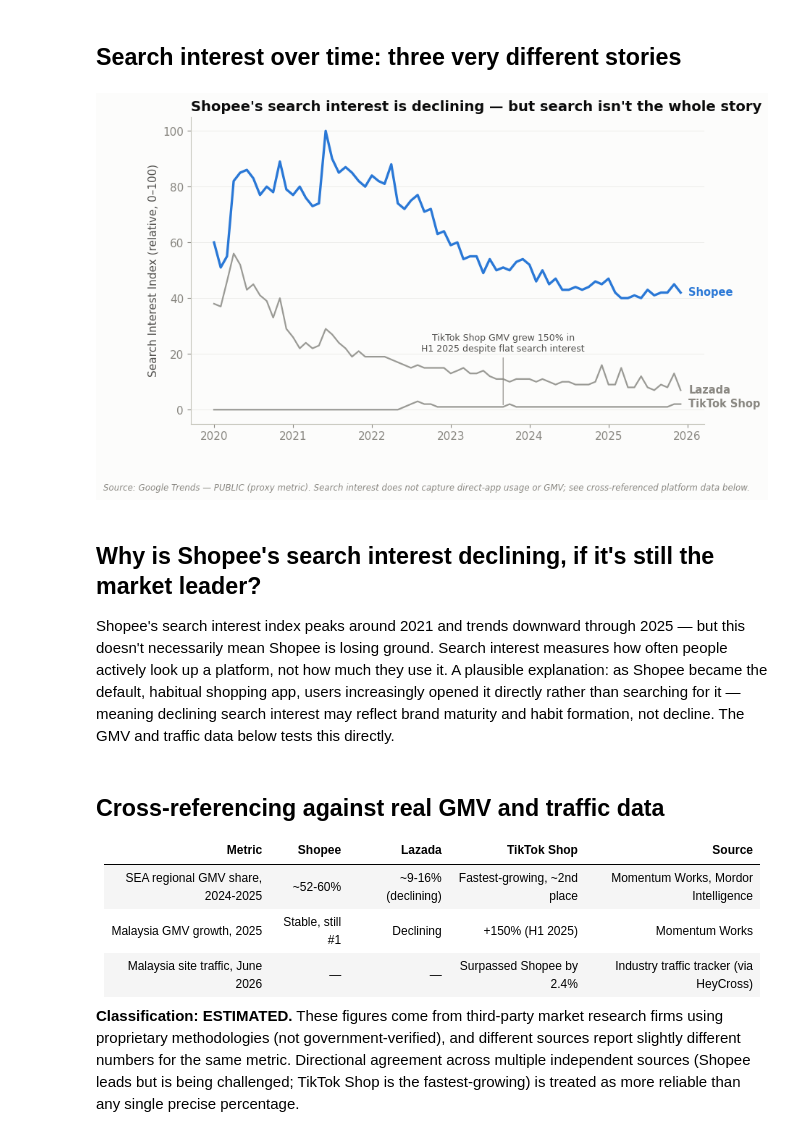
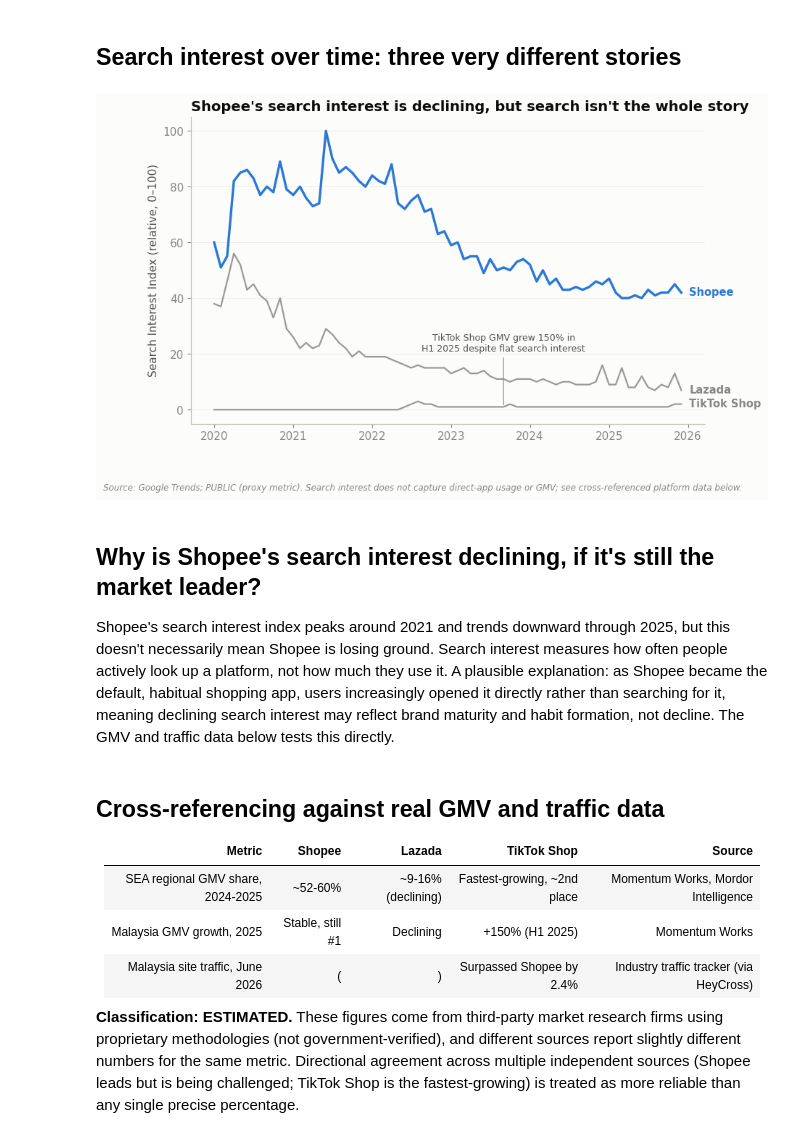
Before and after one commit to ooi-darren/malaysia-ecommerce-market-intelligence, a Jupyter notebook: notebooks/03-platform-competitive-landscape.ipynb, the cells around one changed output. Saved outputs shown, nothing was run; the diff lists cells and outputs as text; code cells hidden in the pictures.

```diff
--- a/notebooks/03-platform-competitive-landscape.ipynb
+++ b/notebooks/03-platform-competitive-landscape.ipynb
@@ -88,34 +88,34 @@ def end_label(ax, x, y, text, color, weight='semibold', va='center', offset=8):
 # %%
 fig, ax = plt.subplots(figsize=(10.5, 5.5))
 ax.plot(trends['month'], trends['shopee'], linewidth=2.4, color=ACCENT_1, zorder=3)
 ax.plot(trends['month'], trends['lazada'], linewidth=1.6, color=GRAY, zorder=2)
 ax.plot(trends['month'], trends['tiktok_shop'], linewidth=1.6, color=GRAY, zorder=2)
 
 end_label(ax, trends['month'].iloc[-1], trends['shopee'].iloc[-1], 'Shopee', ACCENT_1, weight='bold')
 end_label(ax, trends['month'].iloc[-1], trends['lazada'].iloc[-1], 'Lazada', INK_MUTED)
 end_label(ax, trends['month'].iloc[-1], trends['tiktok_shop'].iloc[-1], 'TikTok Shop', INK_MUTED)
 
 mid_idx = int(len(trends) * 0.62)
 ax.annotate('TikTok Shop GMV grew 150% in\nH1 2025 despite flat search interest',
             xy=(trends['month'].iloc[mid_idx], trends['tiktok_shop'].iloc[mid_idx]),
             xytext=(0, 55), textcoords='offset points',
             fontsize=9, color=INK_SECONDARY, ha='center',
             arrowprops=dict(arrowstyle='-', color=INK_MUTED, linewidth=0.8))
 
-ax.set_title("Shopee's search interest is declining — but search isn't the whole story", loc='left')
+ax.set_title("Shopee's search interest is declining, but search isn't the whole story", loc='left')
 ax.set_ylabel('Search Interest Index (relative, 0–100)')
 ax.set_xlabel('')
 fig.subplots_adjust(right=0.8)
 
-add_source(ax.figure, 'Source: Google Trends — PUBLIC (proxy metric). Search interest does not capture '
+add_source(ax.figure, 'Source: Google Trends; PUBLIC (proxy metric). Search interest does not capture '
                        'direct-app usage or GMV; see cross-referenced platform data below.')
 plt.show()
 # %% [output]
-[figure, old version]
+[figure, new version]
 # %% [markdown]
 ## Why is Shopee's search interest declining, if it's still the market leader?
 
-Shopee's search interest index peaks around 2021 and trends downward through 2025 — but this doesn't necessarily mean Shopee is losing ground. Search interest measures how often people actively look up a platform, not how much they use it. A plausible explanation: as Shopee became the default, habitual shopping app, users increasingly opened it directly rather than searching for it — meaning declining search interest may reflect brand maturity and habit formation, not decline. The GMV and traffic data below tests this directly.
+Shopee's search interest index peaks around 2021 and trends downward through 2025, but this doesn't necessarily mean Shopee is losing ground. Search interest measures how often people actively look up a platform, not how much they use it. A plausible explanation: as Shopee became the default, habitual shopping app, users increasingly opened it directly rather than searching for it, meaning declining search interest may reflect brand maturity and habit formation, not decline. The GMV and traffic data below tests this directly.
 # %% [markdown]
 ## Cross-referencing against real GMV and traffic data
 
@@ -123,7 +123,7 @@ Shopee's search interest index peaks around 2021 and trends downward through 202
 |---|---|---|---|---|
 | SEA regional GMV share, 2024-2025 | ~52-60% | ~9-16% (declining) | Fastest-growing, ~2nd place | Momentum Works, Mordor Intelligence |
 | Malaysia GMV growth, 2025 | Stable, still #1 | Declining | +150% (H1 2025) | Momentum Works |
-| Malaysia site traffic, June 2026 | — | — | Surpassed Shopee by 2.4% | Industry traffic tracker (via HeyCross) |
+| Malaysia site traffic, June 2026 | (|) | Surpassed Shopee by 2.4% | Industry traffic tracker (via HeyCross) |
 
 **Classification: ESTIMATED.** These figures come from third-party market research firms using proprietary methodologies (not government-verified), and different sources report slightly different numbers for the same metric. Directional agreement across multiple independent sources (Shopee leads but is being challenged; TikTok Shop is the fastest-growing) is treated as more reliable than any single precise percentage.
 # %% [markdown]
```
Also changed, not shown: parts of 6 cells of this notebook, 4 other files.
